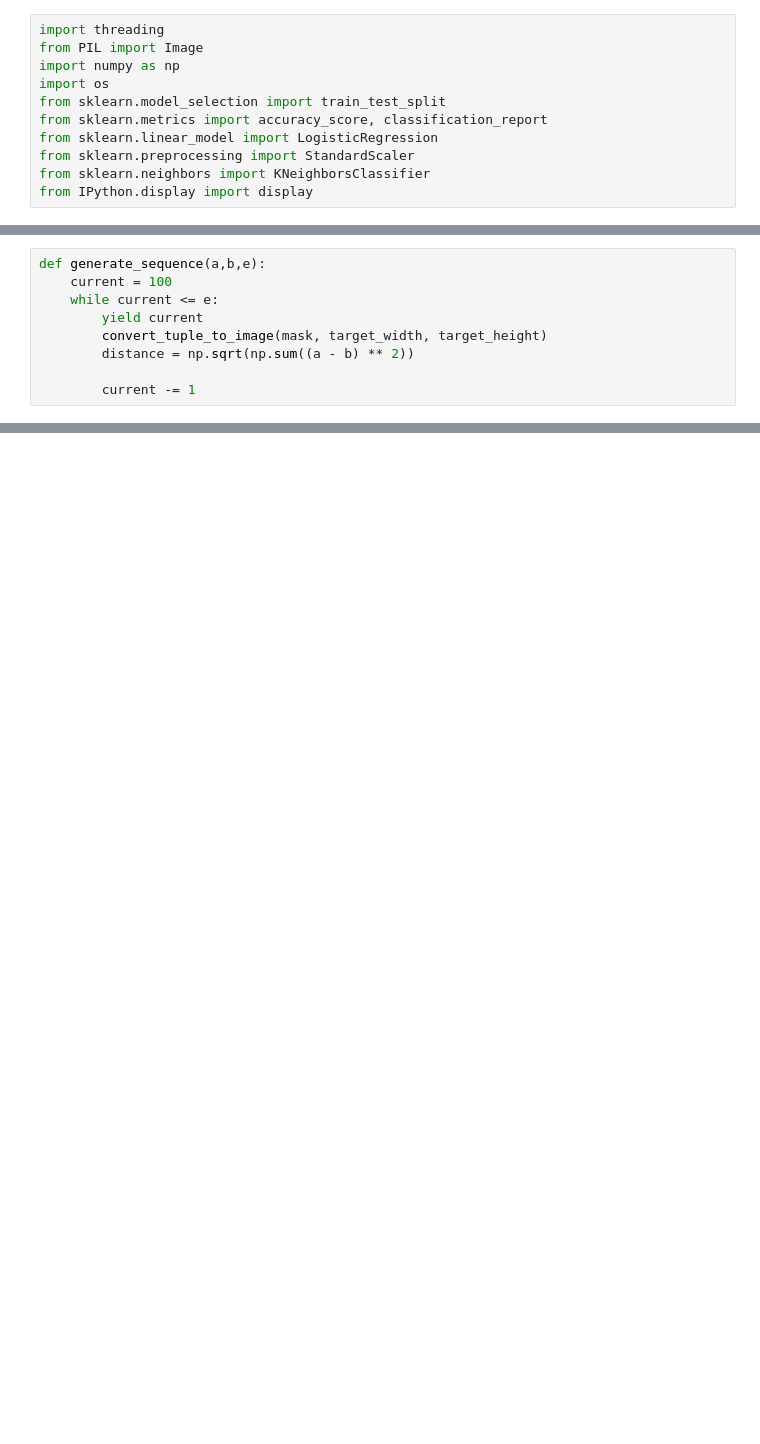
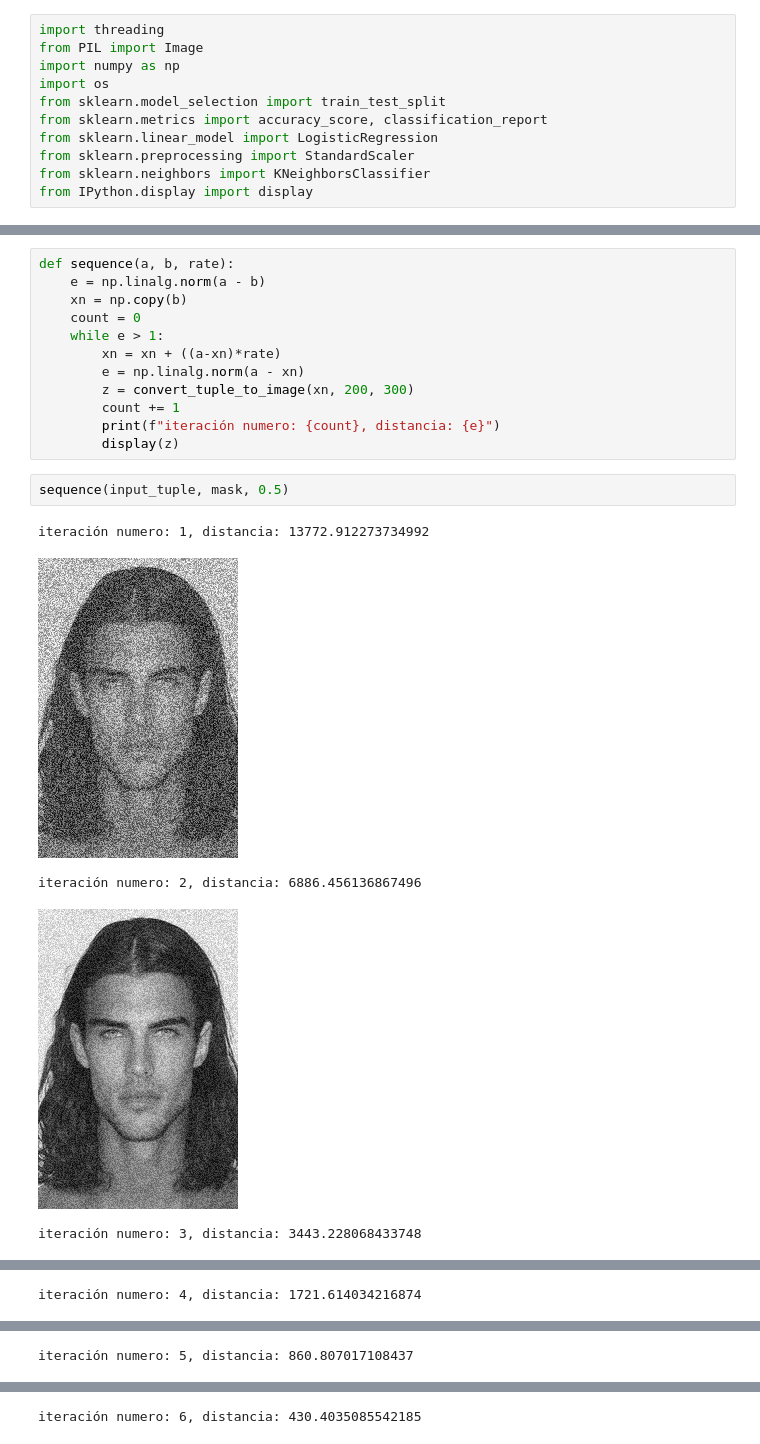
Before and after one commit to maestria-ds-eafit/Algebra_Taller1, a Jupyter notebook: problema4.ipynb, the cells around one changed output, grey strips where cells are left out. Cells and saved outputs as stored; diff of their text form; blank space fills up the shorter version.

```diff
--- a/problema4.ipynb
+++ b/problema4.ipynb
@@ -51,9 +54,20 @@ convert_tuple_to_image(mask, target_width, target_height)
-# %%
-def generate_sequence(a,b,e):
-    current = 100
-    while current <= e:
-        yield current
-        convert_tuple_to_image(mask, target_width, target_height)
-        distance = np.sqrt(np.sum((a - b) ** 2))
-
-        current -= 1
+# %%
+def sequence(a, b, rate):
+    e = np.linalg.norm(a - b)
+    xn = np.copy(b)
+    count = 0
+    while e > 1:
+        xn = xn + ((a-xn)*rate)
+        e = np.linalg.norm(a - xn)
+        z = convert_tuple_to_image(xn, 200, 300)
+        count += 1
+        print(f"iteración numero: {count}, distancia: {e}")
+        display(z)
+# %%
+sequence(input_tuple, mask, 0.5)
+# %% [output]
+iteración numero: 1, distancia: 13772.912273734992
+[figure, added]
+iteración numero: 2, distancia: 6886.456136867496
+[figure, added]
+iteración numero: 3, distancia: 3443.228068433748
@@ -59,0 +75 @@ def generate_sequence(a,b,e):
+iteración numero: 4, distancia: 1721.614034216874
@@ -59,0 +77 @@ def generate_sequence(a,b,e):
+iteración numero: 5, distancia: 860.807017108437
@@ -59,0 +79 @@ def generate_sequence(a,b,e):
+iteración numero: 6, distancia: 430.4035085542185
```
Also changed, not shown: parts of 8 cells of this notebook.
